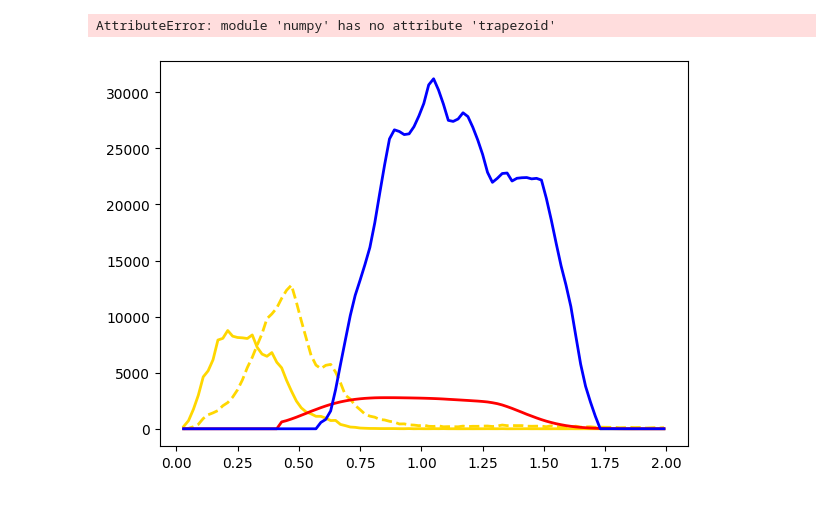
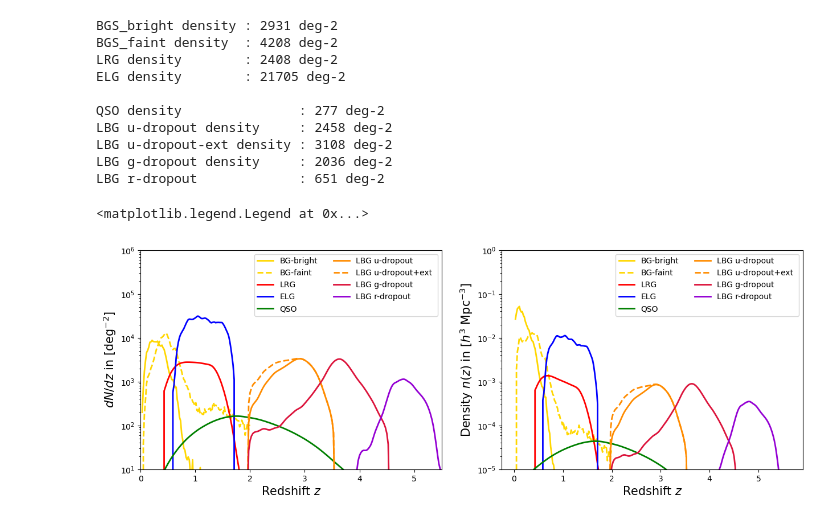
Before and after one commit to WST-Cosmology/WP221_Target_selection, a Jupyter notebook: redshift_distribution/plot_tracer_density.ipynb, the cells around one changed output. Drawn from its saved outputs; the diff is of its cells as text; code cells hidden in the pictures.

Commit message:
Change np.trapezoid to np.trapz

```diff
--- a/redshift_distribution/plot_tracer_density.ipynb
+++ b/redshift_distribution/plot_tracer_density.ipynb
@@ -19,48 +19,58 @@ plt.plot(z_BGS_bright, n_BGS_bright, '-', label='BG-bright',c='gold', lw=2)
 plt.plot(z_BGS_faint, n_BGS_faint, label='BG-faint', ls='--',c='gold', lw=2)
 plt.plot(z_LRG, n_LRG, label='LRG',c='red', lw=2)
 plt.plot(z_ELG, n_ELG, label='ELG',c='blue', lw=2)
-print('BGS_bright density : '+str(round(np.trapezoid(n_BGS_bright, z_BGS_bright))) + ' deg-2')
-print('BGS_faint density  : '+str(round(np.trapezoid(n_BGS_faint, z_BGS_faint))) + ' deg-2')
-print('LRG density        : '+str(round(np.trapezoid(n_LRG, z_LRG))) + ' deg-2')
-print('ELG density        : '+str(round(np.trapezoid(n_ELG, z_ELG))) + ' deg-2')
+print('BGS_bright density : '+str(round(np.trapz(n_BGS_bright, z_BGS_bright))) + ' deg-2')
+print('BGS_faint density  : '+str(round(np.trapz(n_BGS_faint, z_BGS_faint))) + ' deg-2')
+print('LRG density        : '+str(round(np.trapz(n_LRG, z_LRG))) + ' deg-2')
+print('ELG density        : '+str(round(np.trapz(n_ELG, z_ELG))) + ' deg-2')
 print()
 plt.plot(z_QSO, n_QSO, label='QSO',c='green', lw=2)
-print('QSO density               : '+str(round(np.trapezoid(n_QSO, z_QSO))) + ' deg-2')
+print('QSO density               : '+str(round(np.trapz(n_QSO, z_QSO))) + ' deg-2')
 plt.plot(z_LBGU, n_LBGU, c='darkorange',label='LBG u-dropout', lw=2)
-print('LBG u-dropout density     : '+str(round(np.trapezoid(n_LBGU, z_LBGU))) + ' deg-2')
+print('LBG u-dropout density     : '+str(round(np.trapz(n_LBGU, z_LBGU))) + ' deg-2')
 plt.plot(z_LBGUext, n_LBGUext,c='darkorange',linestyle='--',label='LBG u-dropout+ext ' ,lw=2)
-print('LBG u-dropout-ext density : '+str(round(np.trapezoid(n_LBGUext, z_LBGUext))) + ' deg-2')
+print('LBG u-dropout-ext density : '+str(round(np.trapz(n_LBGUext, z_LBGUext))) + ' deg-2')
 plt.plot(z_LBGG, n_LBGG,c='crimson',label='LBG g-dropout ' ,lw=2)
-print('LBG g-dropout density     : '+str(round(np.trapezoid(n_LBGG, z_LBGG))) + ' deg-2')
+print('LBG g-dropout density     : '+str(round(np.trapz(n_LBGG, z_LBGG))) + ' deg-2')
 plt.plot(z_LBGR, n_LBGR,c='darkviolet',label='LBG r-dropout ' ,lw=2)
-print('LBG r-dropout             : '+str(round(np.trapezoid(n_LBGR, z_LBGR))) + ' deg-2')
+print('LBG r-dropout             : '+str(round(np.trapz(n_LBGR, z_LBGR))) + ' deg-2')
 
 plt.xlim(0.,5.5)
 plt.ylim(10,1000000)
 plt.yscale('log')
 plt.ylabel('$dN/dz$ in [deg$^{-2}$]',fontsize=15)
 plt.xlabel('Redshift $z$',fontsize=15)
 plt.legend(fontsize=10, ncols=2)
 
 
 plt.subplot(122)
 
 plt.plot(z_BGS_bright, n_BGS_bright_V*0.02, '-', label='BG-bright',c='gold', lw=2)
 plt.plot(z_BGS_faint, n_BGS_faint_V*0.02, label='BG-faint', ls='--',c='gold', lw=2)
 plt.plot(z_LRG, n_LRG_V*0.02, label='LRG',c='red', lw=2)
 plt.plot(z_ELG, n_ELG_V*0.02, label='ELG',c='blue', lw=2)
 plt.plot(z_QSO, n_QSO_V, label='QSO',c='green', lw=2)
 
 plt.plot(z_LBGU, n_LBGU_V, c='darkorange',label='LBG u-dropout', lw=2)
 plt.plot(z_LBGUext, n_LBGUext_V,c='darkorange',linestyle='--',label='LBG u-dropout+ext ' ,lw=2)
 plt.plot(z_LBGG, n_LBGG_V,c='crimson',label='LBG g-dropout ' ,lw=2)
 plt.plot(z_LBGR, n_LBGR_V,c='darkviolet',label='LBG r-dropout ' ,lw=2)
 
 plt.ylabel('Density $n(z)$ in [$h^3$ Mpc$^{-3}$]',fontsize=15)
 plt.xlabel('Redshift $z$',fontsize=15)
-plt.ylim(1e-5,10)
+plt.ylim(1e-5,1)
 plt.yscale('log')
 plt.legend(fontsize=10, ncols=2)
 # %% [output]
-AttributeError: module 'numpy' has no attribute 'trapezoid'
+BGS_bright density : 2931 deg-2
+BGS_faint density  : 4208 deg-2
+LRG density        : 2408 deg-2
+ELG density        : 21705 deg-2
+
+QSO density               : 277 deg-2
+LBG u-dropout density     : 2458 deg-2
+LBG u-dropout-ext density : 3108 deg-2
+LBG g-dropout density     : 2036 deg-2
+LBG r-dropout             : 651 deg-2
+<matplotlib.legend.Legend at 0x...>
-[figure, old version]
+[figure, new version]
```
